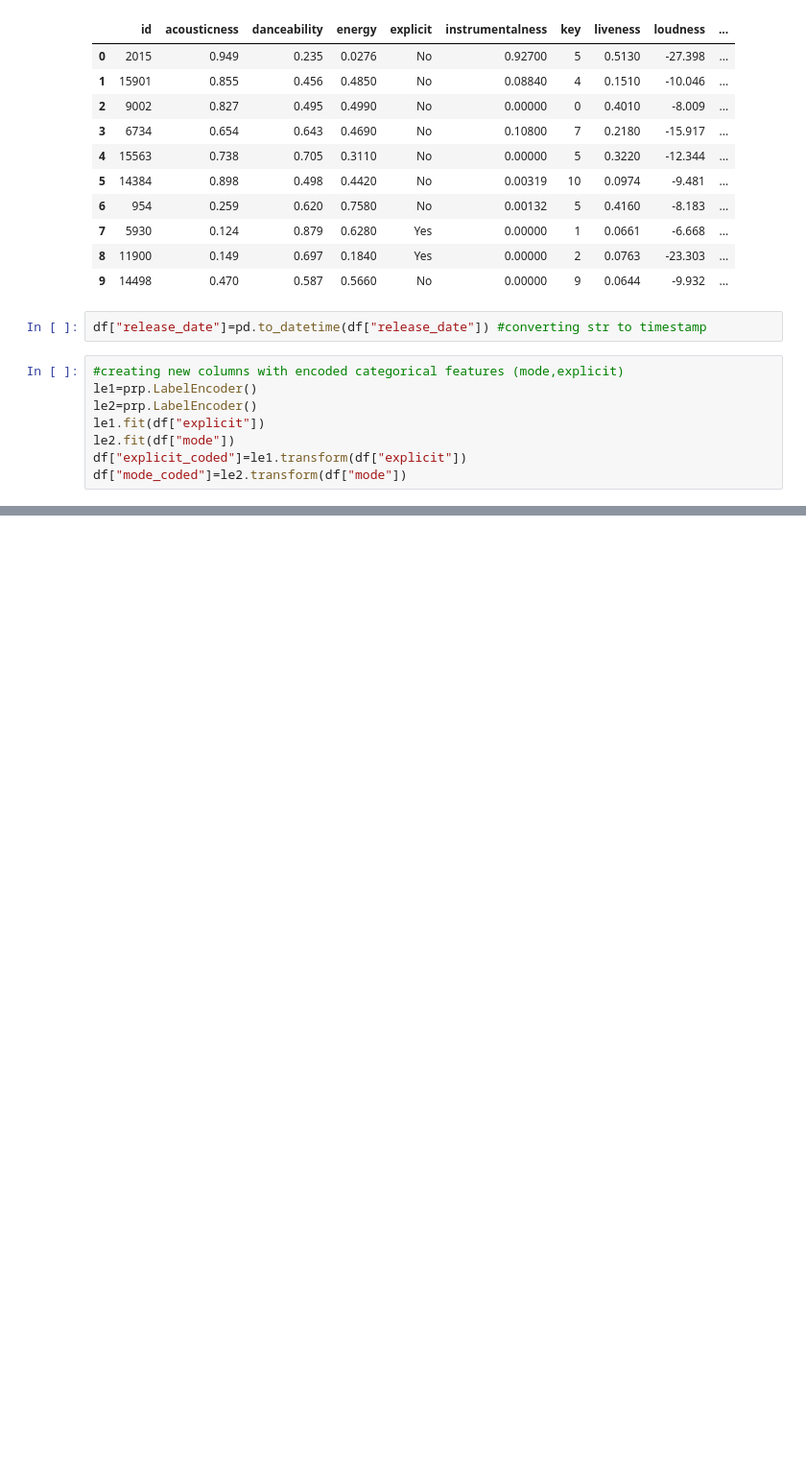
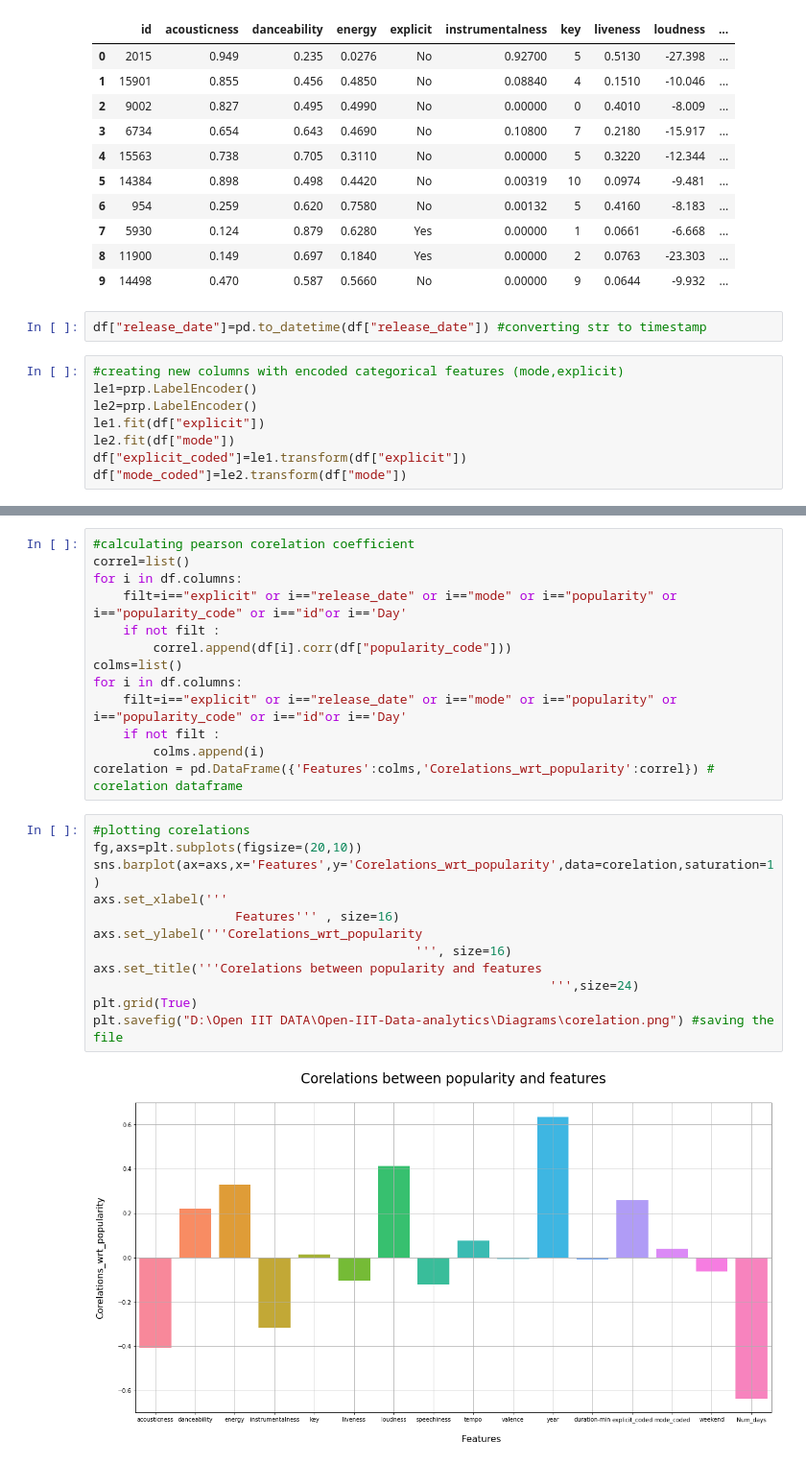
Before and after one commit to Subhankar4901/Open-IIT-Data-analytics, a Jupyter notebook: Notebooks/Feature engineering .ipynb, the cells around one changed output, grey strips where cells are left out. Shown: that part at 96% size. Cells and saved outputs as stored; diff of their text form; blank space fills up the shorter version.

```diff
--- a/Notebooks/Feature engineering .ipynb
+++ b/Notebooks/Feature engineering .ipynb
@@ -74,0 +76,27 @@ plt.savefig("D:\Open IIT DATA\Diagrams\covariences.png") #saving the file
+# %%
+#calculating pearson corelation coefficient
+correl=list()
+for i in df.columns:
+    filt=i=="explicit" or i=="release_date" or i=="mode" or i=="popularity" or i=="popularity_code" or i=="id"or i=='Day'
+    if not filt :
+        correl.append(df[i].corr(df["popularity_code"]))
+colms=list()
+for i in df.columns:
+    filt=i=="explicit" or i=="release_date" or i=="mode" or i=="popularity" or i=="popularity_code" or i=="id"or i=='Day'
+    if not filt :
+        colms.append(i)
+corelation = pd.DataFrame({'Features':colms,'Corelations_wrt_popularity':correl}) # corelation dataframe
+# %%
+#plotting corelations
+fg,axs=plt.subplots(figsize=(20,10))
+sns.barplot(ax=axs,x='Features',y='Corelations_wrt_popularity',data=corelation,saturation=1)
+axs.set_xlabel('''
+                   Features''' , size=16)
+axs.set_ylabel('''Corelations_wrt_popularity
+                                           ''', size=16)
+axs.set_title('''Corelations between popularity and features
+                                                             ''',size=24)
+plt.grid(True)
+plt.savefig("D:\Open IIT DATA\Open-IIT-Data-analytics\Diagrams\corelation.png") #saving the file
+# %% [output]
+[figure, added]
```
Also changed, not shown: parts of 22 cells of this notebook, 2 other files.
